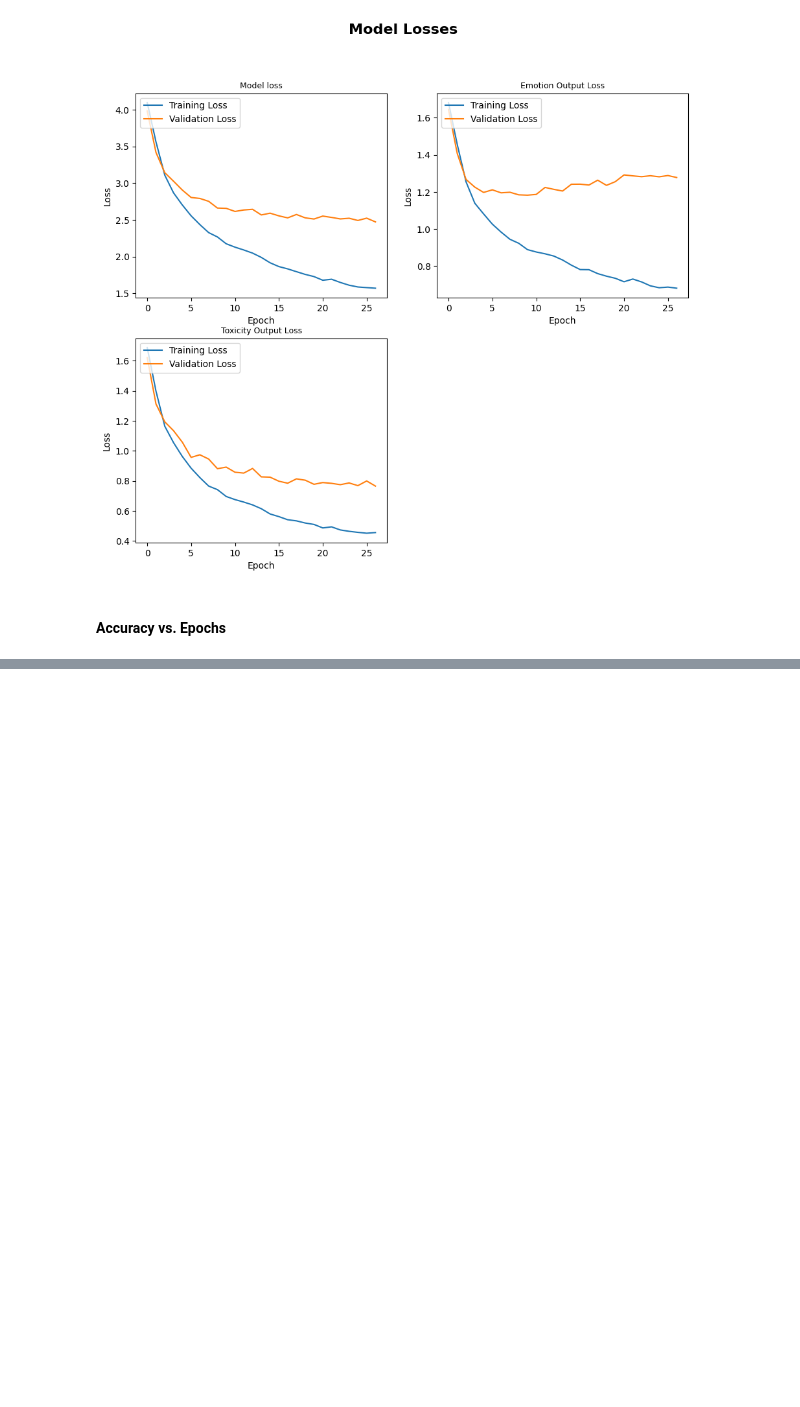
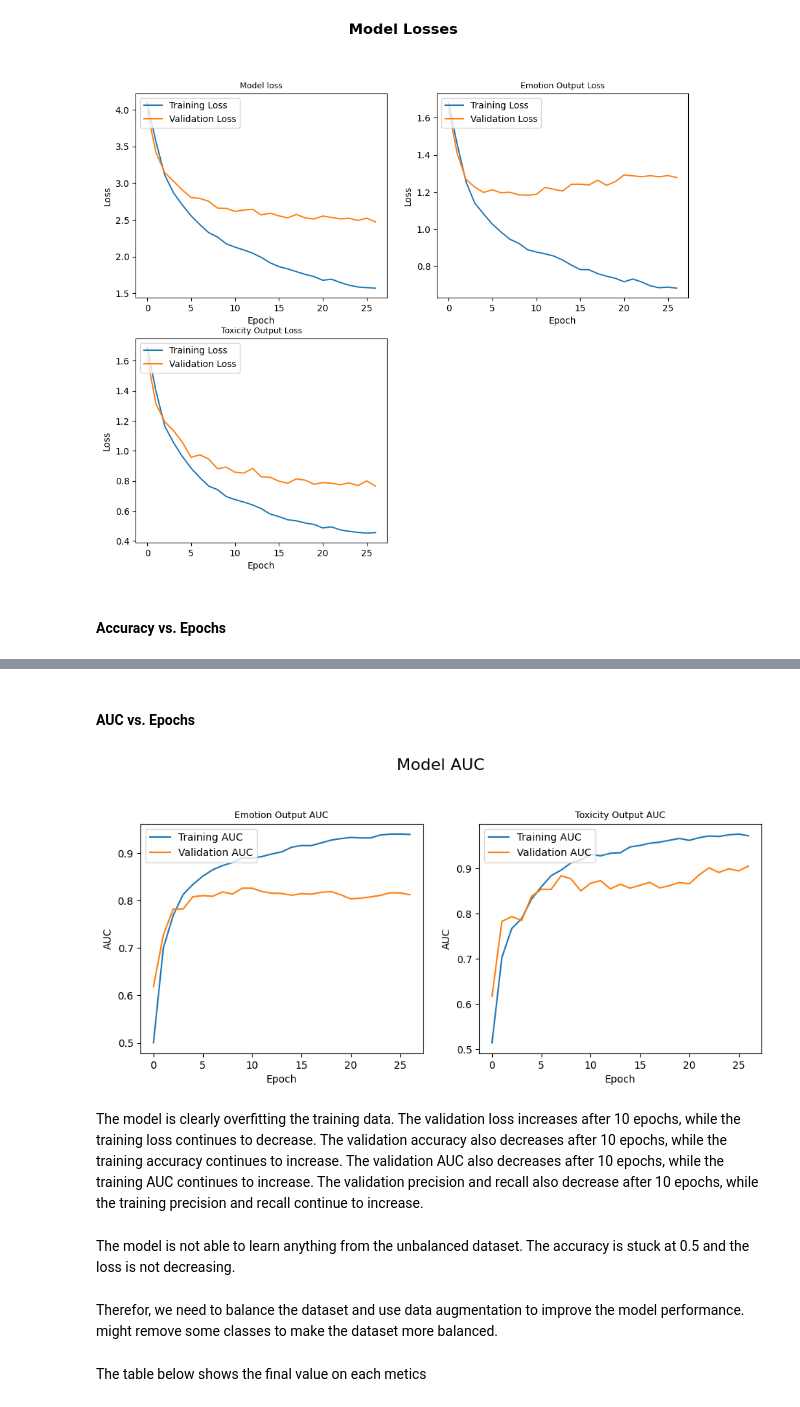
Before and after one commit to cooldragon12/model-multitask-learning, a Jupyter notebook: src/model.mtl.graphs.ipynb, the cells around one changed output, grey strips where cells are left out. Cells and saved outputs as stored; diff of their text form; code cells hidden in the pictures; blank space fills up the shorter version.

```diff
--- a/src/model.mtl.graphs.ipynb
+++ b/src/model.mtl.graphs.ipynb
@@ -74,0 +143,34 @@ ax.plot(score_unbalanced[''])
+# %% [markdown]
+#### AUC vs. Epochs
+# %%
+# Plot training & validation AUC values
+fig = plt.figure(figsize=(11, 9))
+fig.suptitle('Model AUC', fontsize=16)
+
+ax = fig.add_subplot(2, 2, 1)
+ax.plot(score_unbalanced['emotion_output_em_auc'])
+ax.plot(score_unbalanced['val_emotion_output_em_auc'])
+ax.set_title('Emotion Output AUC', fontsize=9)
+ax.set_ylabel('AUC')
+ax.set_xlabel('Epoch')
+ax.legend(['Training AUC', 'Validation AUC'], loc='upper left')
+
+ax = fig.add_subplot(2, 2, 2)
+ax.plot(score_unbalanced['toxicity_output_to_auc'])
+ax.plot(score_unbalanced['val_toxicity_output_to_auc'])
+ax.set_title('Toxicity Output AUC', fontsize=9)
+ax.set_ylabel('AUC')
+ax.set_xlabel('Epoch')
+ax.legend(['Training AUC', 'Validation AUC'], loc='upper left')
+
+plt.show()
+# %% [output]
+[figure, added]
+# %% [markdown]
+The model is clearly overfitting the training data. The validation loss increases after 10 epochs, while the training loss continues to decrease. The validation accuracy also decreases after 10 epochs, while the training accuracy continues to increase. The validation AUC also decreases after 10 epochs, while the training AUC continues to increase. The validation precision and recall also decrease after 10 epochs, while the training precision and recall continue to increase.
+# %% [markdown]
+The model is not able to learn anything from the unbalanced dataset. The accuracy is stuck at 0.5 and the loss is not decreasing.
+# %% [markdown]
+Therefor, we need to balance the dataset and use data augmentation to improve the model performance. might remove some classes to make the dataset more balanced.
+# %% [markdown]
+The table below shows the final value on each metics
```
Also changed, not shown: parts of 9 cells of this notebook.
